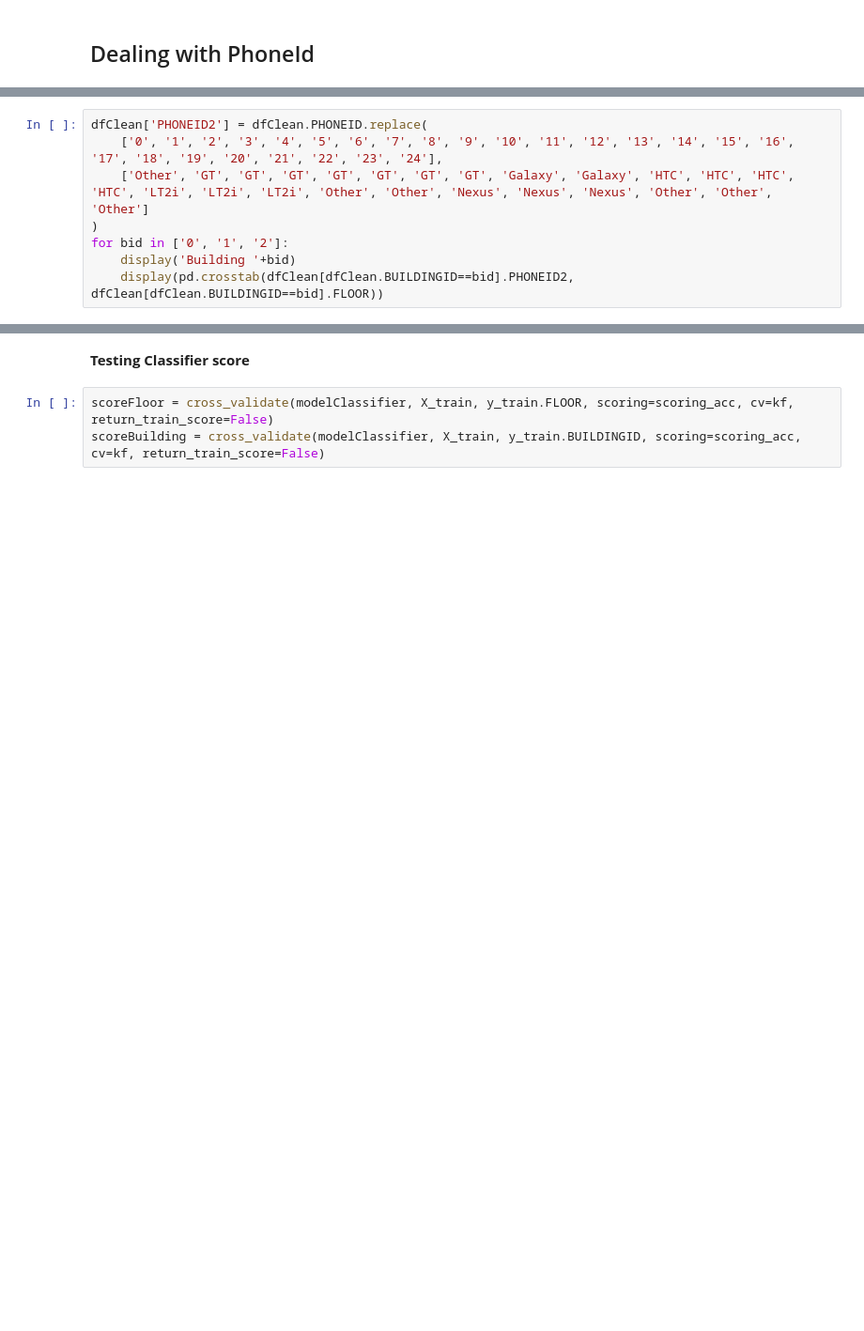
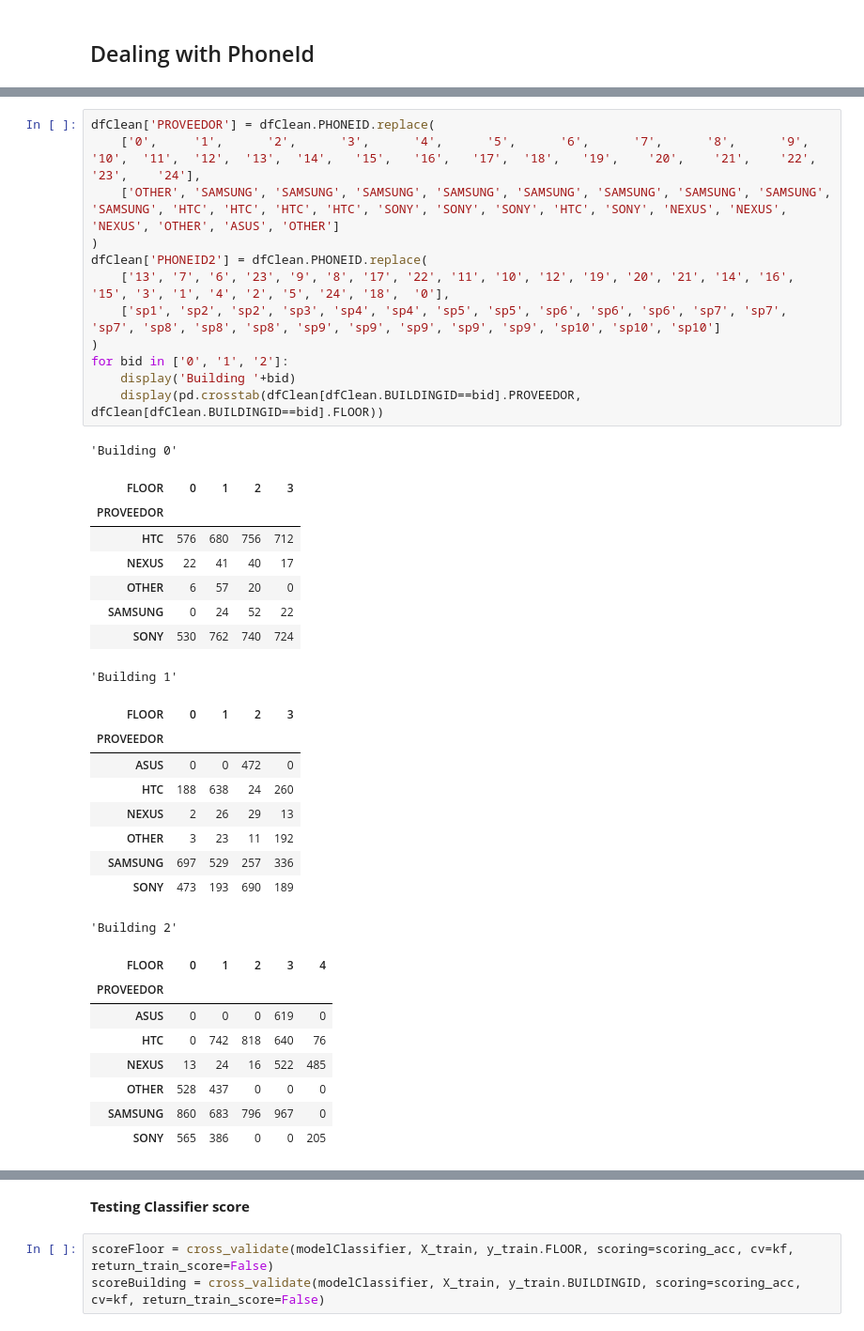
Before and after one commit to ohuarcaya/HyperparameterSearch, a Jupyter notebook: mhSearch/DataFiltering.ipynb, the cells around one changed output, grey strips where cells are left out. Shown at 94% size. Saved outputs shown, nothing was run; the diff lists cells and outputs as text; blank space fills up the shorter version.

```diff
--- a/mhSearch/DataFiltering.ipynb
+++ b/mhSearch/DataFiltering.ipynb
@@ -226,10 +245,41 @@ dfClean.PHONEID.value_counts()
 5       17
 Name: PHONEID, dtype: int64
 # %%
+dfClean['PROVEEDOR'] = dfClean.PHONEID.replace(
+    ['0',     '1',      '2',      '3',      '4',      '5',      '6',      '7',      '8',      '9',      '10',  '11',  '12',  '13',  '14',   '15',   '16',   '17',  '18',   '19',    '20',    '21',    '22',    '23',    '24'],
+    ['OTHER', 'SAMSUNG', 'SAMSUNG', 'SAMSUNG', 'SAMSUNG', 'SAMSUNG', 'SAMSUNG', 'SAMSUNG', 'SAMSUNG', 'SAMSUNG', 'HTC', 'HTC', 'HTC', 'HTC', 'SONY', 'SONY', 'SONY', 'HTC', 'SONY', 'NEXUS', 'NEXUS', 'NEXUS', 'OTHER', 'ASUS', 'OTHER']
+)
 dfClean['PHONEID2'] = dfClean.PHONEID.replace(
-    ['0', '1', '2', '3', '4', '5', '6', '7', '8', '9', '10', '11', '12', '13', '14', '15', '16', '17', '18', '19', '20', '21', '22', '23', '24'],
-    ['Other', 'GT', 'GT', 'GT', 'GT', 'GT', 'GT', 'GT', 'Galaxy', 'Galaxy', 'HTC', 'HTC', 'HTC', 'HTC', 'LT2i', 'LT2i', 'LT2i', 'Other', 'Other', 'Nexus', 'Nexus', 'Nexus', 'Other', 'Other', 'Other']
+    ['13', '7', '6', '23', '9', '8', '17', '22', '11', '10', '12', '19', '20', '21', '14', '16', '15', '3', '1', '4', '2', '5', '24', '18',  '0'],
+    ['sp1', 'sp2', 'sp2', 'sp3', 'sp4', 'sp4', 'sp5', 'sp5', 'sp6', 'sp6', 'sp6', 'sp7', 'sp7', 'sp7', 'sp8', 'sp8', 'sp8', 'sp9', 'sp9', 'sp9', 'sp9', 'sp9', 'sp10', 'sp10', 'sp10']
 )
 for bid in ['0', '1', '2']:
     display('Building '+bid)
-    display(pd.crosstab(dfClean[dfClean.BUILDINGID==bid].PHONEID2, dfClean[dfClean.BUILDINGID==bid].FLOOR))
+    display(pd.crosstab(dfClean[dfClean.BUILDINGID==bid].PROVEEDOR, dfClean[dfClean.BUILDINGID==bid].FLOOR))
+# %% [output]
+'Building 0'
+| FLOOR | 0 | 1 | 2 | 3 |
+| PROVEEDOR |  |  |  |  |
+| HTC | 576 | 680 | 756 | 712 |
+| NEXUS | 22 | 41 | 40 | 17 |
+| OTHER | 6 | 57 | 20 | 0 |
+| SAMSUNG | 0 | 24 | 52 | 22 |
+| SONY | 530 | 762 | 740 | 724 |
+'Building 1'
+| FLOOR | 0 | 1 | 2 | 3 |
+| PROVEEDOR |  |  |  |  |
+| ASUS | 0 | 0 | 472 | 0 |
+| HTC | 188 | 638 | 24 | 260 |
+| NEXUS | 2 | 26 | 29 | 13 |
+| OTHER | 3 | 23 | 11 | 192 |
+| SAMSUNG | 697 | 529 | 257 | 336 |
+| SONY | 473 | 193 | 690 | 189 |
+'Building 2'
+| FLOOR | 0 | 1 | 2 | 3 | 4 |
+| PROVEEDOR |  |  |  |  |  |
+| ASUS | 0 | 0 | 0 | 619 | 0 |
+| HTC | 0 | 742 | 818 | 640 | 76 |
+| NEXUS | 13 | 24 | 16 | 522 | 485 |
+| OTHER | 528 | 437 | 0 | 0 | 0 |
+| SAMSUNG | 860 | 683 | 796 | 967 | 0 |
+| SONY | 565 | 386 | 0 | 0 | 205 |
```
Also changed, not shown: parts of 16 cells of this notebook, 11 other files.
